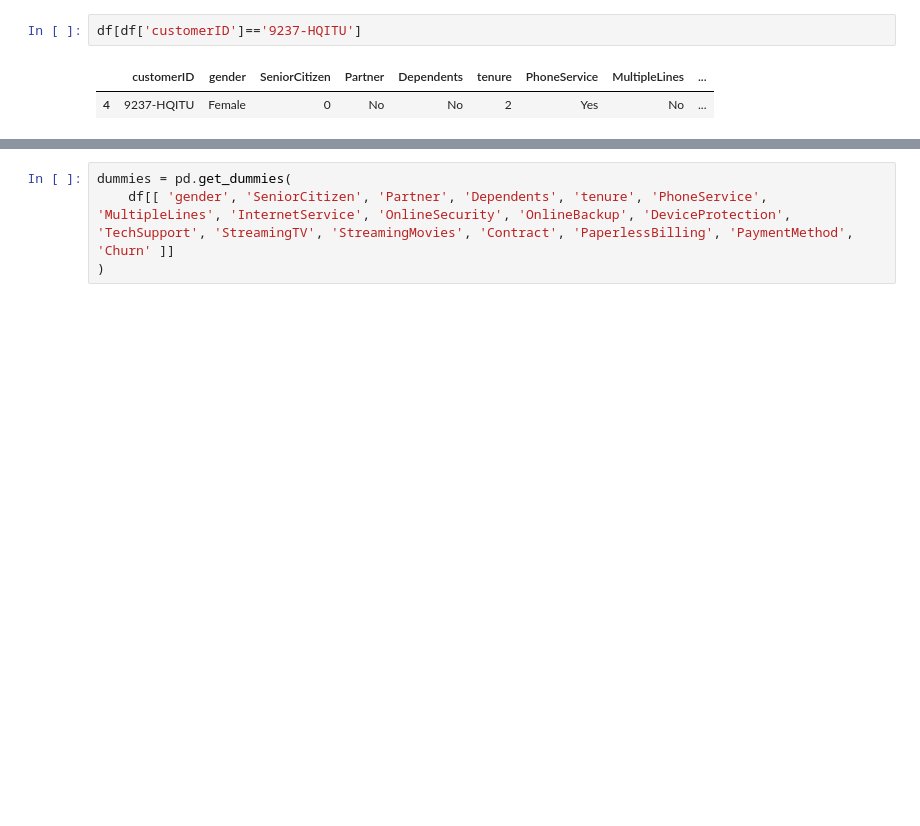
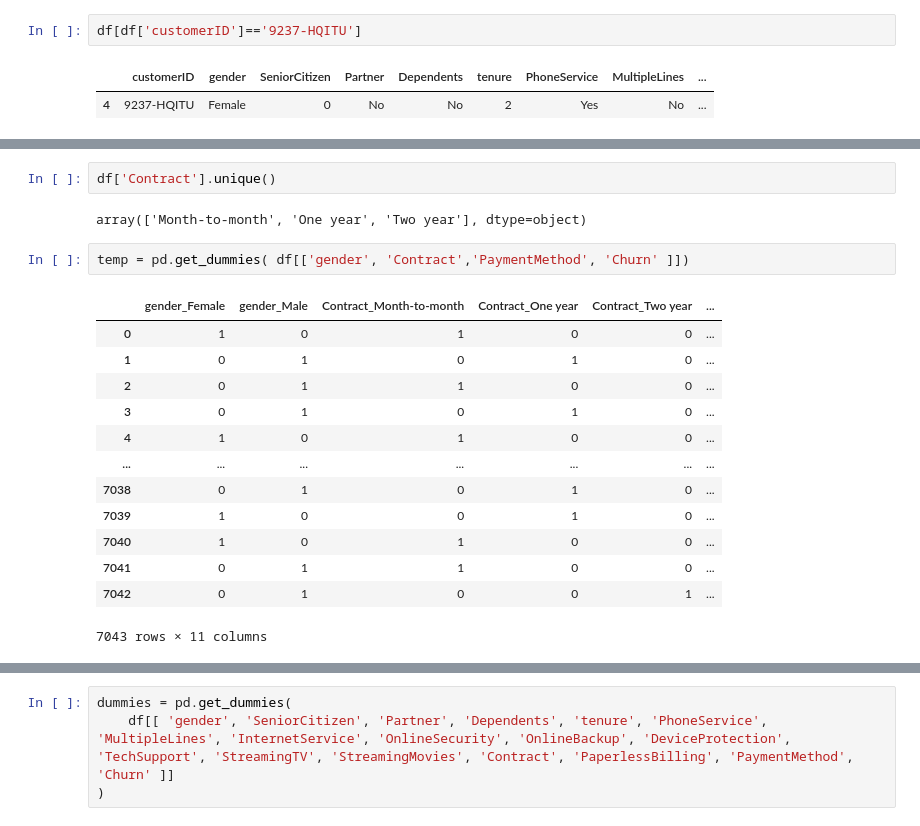
Before and after one commit to PadmajaVB/Cohort-Analysis, a Jupyter notebook: Code/TelcoCustomerChurn.ipynb, the cells around one changed output, grey strips where cells are left out. Drawn from its saved outputs; the diff is of its cells as text; blank space fills up the shorter version.

```diff
--- a/Code/TelcoCustomerChurn.ipynb
+++ b/Code/TelcoCustomerChurn.ipynb
@@ -32,0 +30,20 @@ len(df.groupby(['customerID']).sum())
+# %%
+df['Contract'].unique()
+# %% [output]
+array(['Month-to-month', 'One year', 'Two year'], dtype=object)
+# %%
+temp = pd.get_dummies( df[['gender', 'Contract','PaymentMethod', 'Churn' ]])
+# %% [output]
+|  | gender_Female | gender_Male | Contract_Month-to-month | Contract_One year | Contract_Two year | ... |
+| 0 | 1 | 0 | 1 | 0 | 0 | ... |
+| 1 | 0 | 1 | 0 | 1 | 0 | ... |
+| 2 | 0 | 1 | 1 | 0 | 0 | ... |
+| 3 | 0 | 1 | 0 | 1 | 0 | ... |
+| 4 | 1 | 0 | 1 | 0 | 0 | ... |
+| ... | ... | ... | ... | ... | ... | ... |
+| 7038 | 0 | 1 | 0 | 1 | 0 | ... |
+| 7039 | 1 | 0 | 0 | 1 | 0 | ... |
+| 7040 | 1 | 0 | 1 | 0 | 0 | ... |
+| 7041 | 0 | 1 | 1 | 0 | 0 | ... |
+| 7042 | 0 | 1 | 0 | 0 | 1 | ... |
+7043 rows × 11 columns
```
Also changed, not shown: parts of 17 cells of this notebook, 6 other files.
